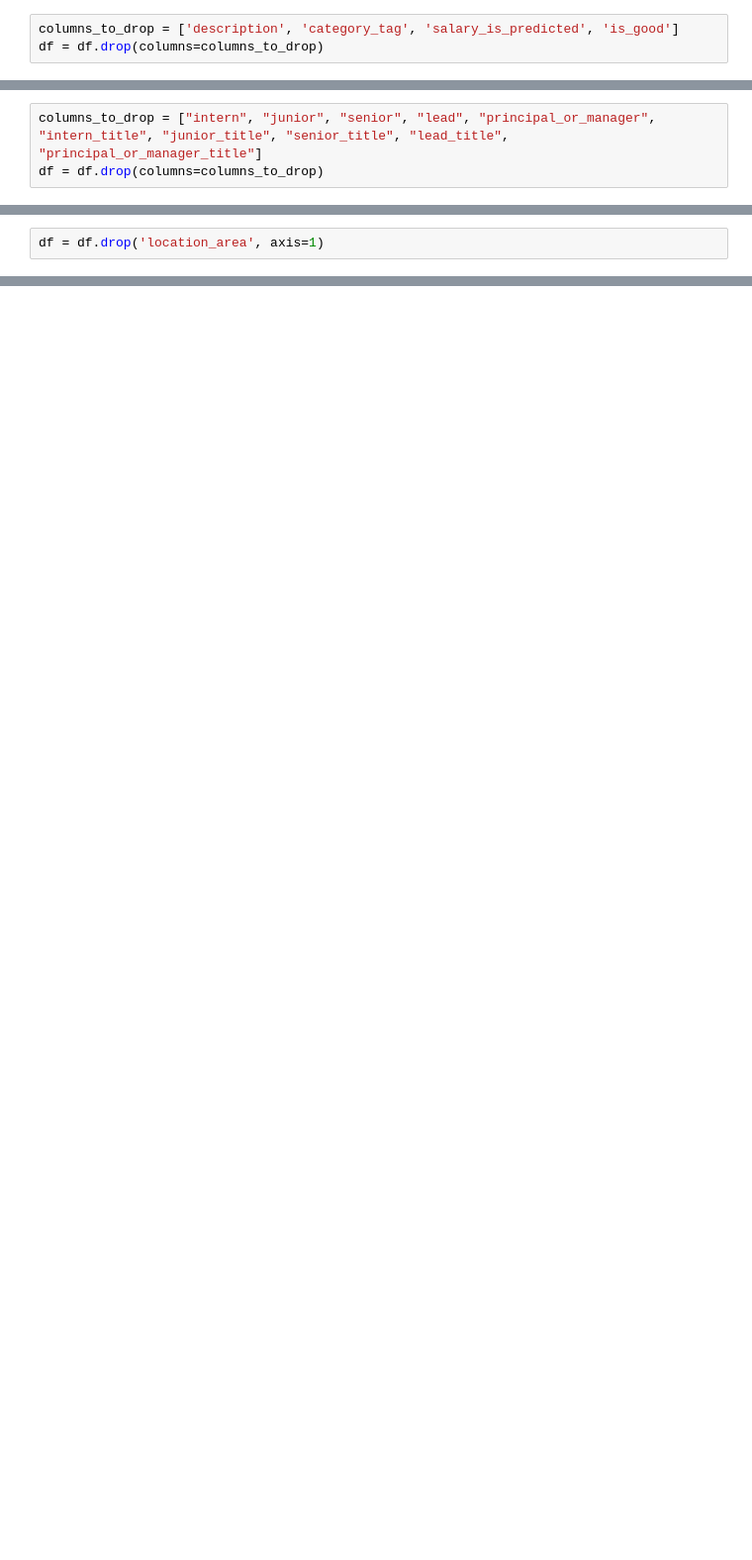
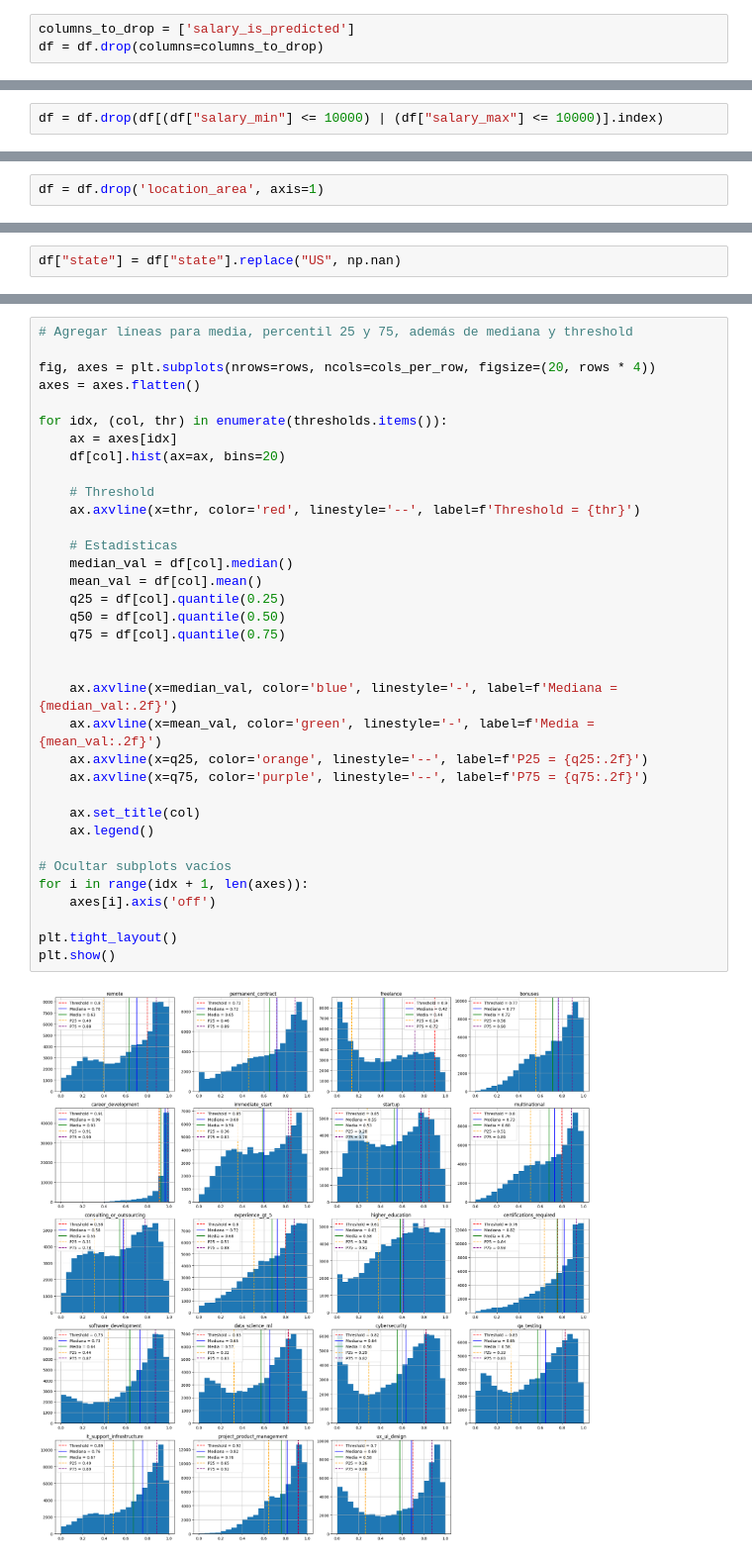
Before and after one commit to javier-senda/final-project, a Jupyter notebook: EDA/pre-EDA.ipynb, the cells around one changed output, grey strips where cells are left out. Shown at 99% size. Cells and saved outputs as stored; diff of their text form; blank space fills up the shorter version.

```diff
--- a/EDA/pre-EDA.ipynb
+++ b/EDA/pre-EDA.ipynb
@@ -25,3 +31,3 @@ Index(['id', 'title', 'description', 'location_area', 'company_display_name',
 # %%
-columns_to_drop = ['description', 'category_tag', 'salary_is_predicted', 'is_good']
+columns_to_drop = ['salary_is_predicted']
 df = df.drop(columns=columns_to_drop)
@@ -49,0 +123,2 @@ df.columns.to_list()
+# %%
+df = df.drop(df[(df["salary_min"] <= 10000) | (df["salary_max"] <= 10000)].index)
@@ -108,7 +220,4 @@ def determine_seniority(row):
 df["seniority"] = df.apply(determine_seniority, axis=1)
-# %%
-columns_to_drop = ["intern", "junior", "senior", "lead", "principal_or_manager", "intern_title", "junior_title", "senior_title", "lead_title", "principal_or_manager_title"]
-df = df.drop(columns=columns_to_drop)
 # %%
 df.columns
 # %% [output]
@@ -184,2 +277,4 @@ Index(['id', 'title', 'company_display_name', 'contract_time', 'salary_min',
+# %%
+df["state"] = df["state"].replace("US", np.nan)
 # %% [markdown]
 ## Aplicando thresholds
@@ -189,0 +345,37 @@ freelance_threshold = 0.6
+# %%
+# Agregar líneas para media, percentil 25 y 75, además de mediana y threshold
+
+fig, axes = plt.subplots(nrows=rows, ncols=cols_per_row, figsize=(20, rows * 4))
+axes = axes.flatten()
+
+for idx, (col, thr) in enumerate(thresholds.items()):
+    ax = axes[idx]
+    df[col].hist(ax=ax, bins=20)
+
+    # Threshold
+    ax.axvline(x=thr, color='red', linestyle='--', label=f'Threshold = {thr}')
+
+    # Estadísticas
+    median_val = df[col].median()
+    mean_val = df[col].mean()
+    q25 = df[col].quantile(0.25)
+    q50 = df[col].quantile(0.50)
+    q75 = df[col].quantile(0.75)
+
+
+    ax.axvline(x=median_val, color='blue', linestyle='-', label=f'Mediana = {median_val:.2f}')
+    ax.axvline(x=mean_val, color='green', linestyle='-', label=f'Media = {mean_val:.2f}')
+    ax.axvline(x=q25, color='orange', linestyle='--', label=f'P25 = {q25:.2f}')
+    ax.axvline(x=q75, color='purple', linestyle='--', label=f'P75 = {q75:.2f}')
+
+    ax.set_title(col)
+    ax.legend()
+
+# Ocultar subplots vacíos
+for i in range(idx + 1, len(axes)):
+    axes[i].axis('off')
+
+plt.tight_layout()
+plt.show()
+# %% [output]
+[figure, added]
```
Also changed, not shown: parts of 35 cells of this notebook, 1 other file.
